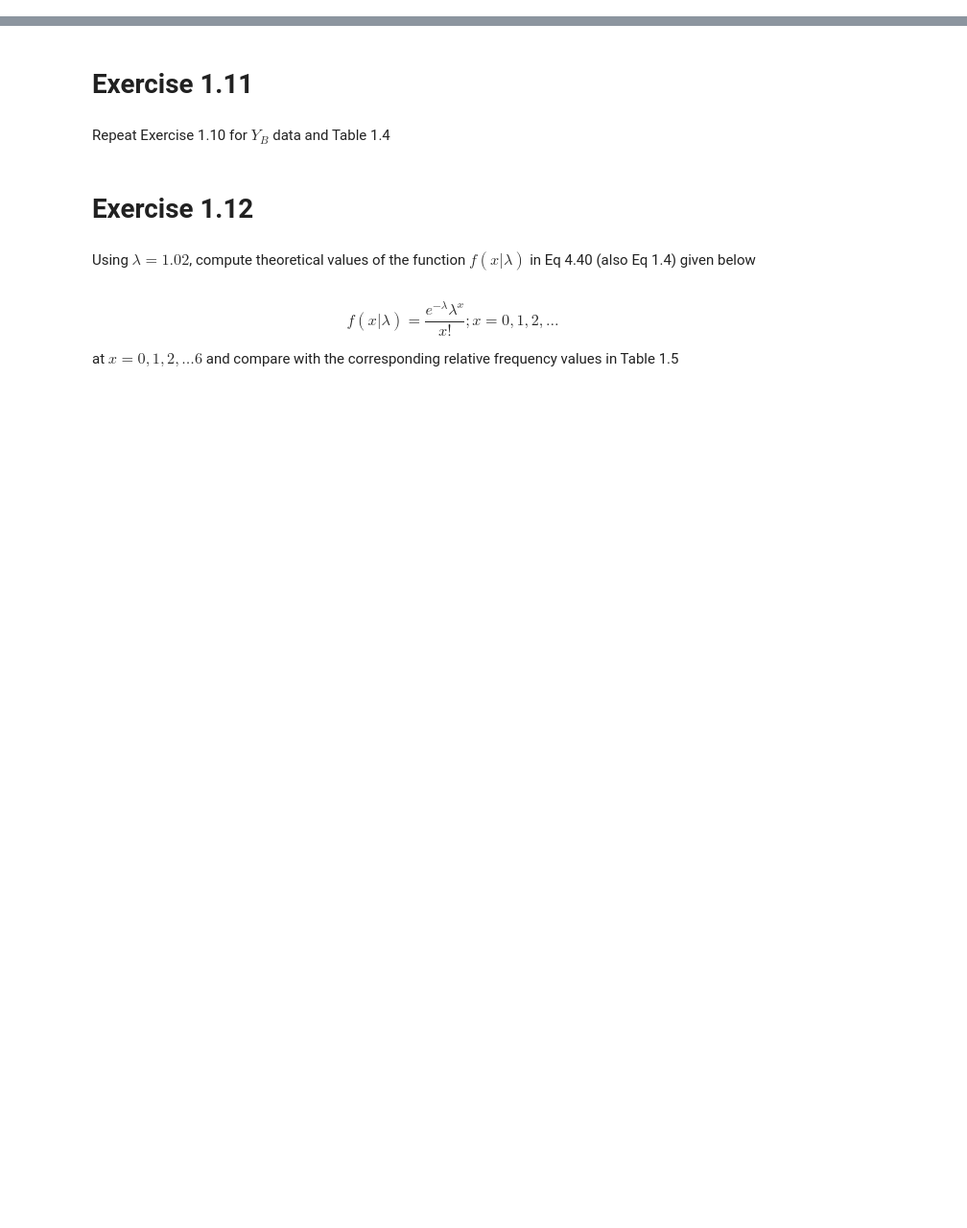
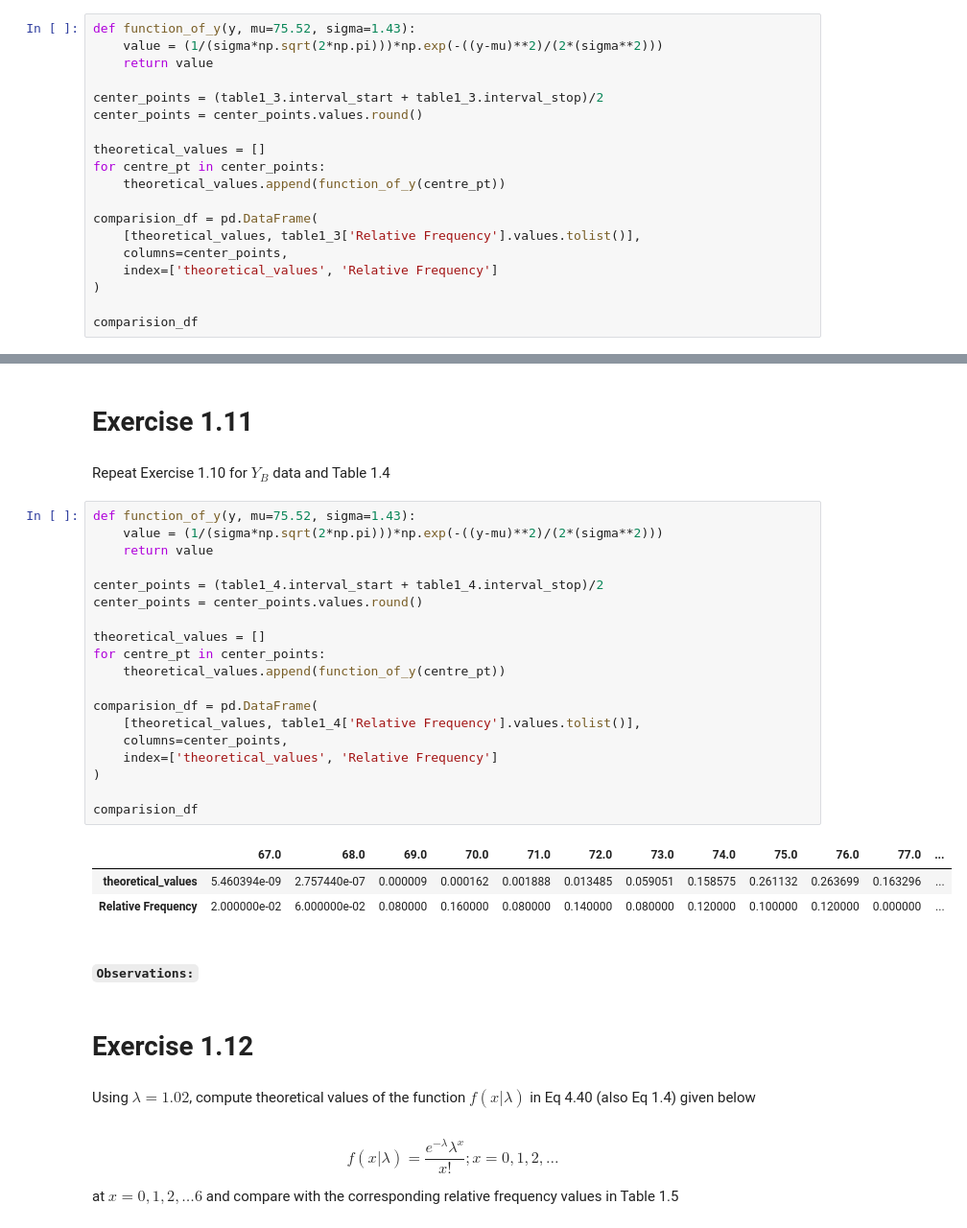
Before and after one commit to ayushi-b/Random_Phenomena_by_Babatunde_Ogunnaike, a Jupyter notebook: Chapter 1/Chapter 1.ipynb, the cells around one changed output, grey strips where cells are left out. Shown at 96% size. Saved outputs shown, nothing was run; the diff lists cells and outputs as text; blank space fills up the shorter version.

```diff
--- a/Chapter 1/Chapter 1.ipynb
+++ b/Chapter 1/Chapter 1.ipynb
@@ -412,3 +585,22 @@ f(y|\mu, \sigma) = \frac{1}{\sigma\sqrt{2\pi}}e^{\frac{-(y-\mu)^2}{2
 $$
 
 at the center points of the frequency groups for the $Y_A$ data in Table 1.3; i.e., for $y= 72, 73, \ldots, 79$.  Compare these theoretical values with the corresponding relative frequency values.
+# %%
+def function_of_y(y, mu=75.52, sigma=1.43):
+    value = (1/(sigma*np.sqrt(2*np.pi)))*np.exp(-((y-mu)**2)/(2*(sigma**2)))
+    return value
+
+center_points = (table1_3.interval_start + table1_3.interval_stop)/2
+center_points = center_points.values.round()
+
+theoretical_values = []
+for centre_pt in center_points:
+    theoretical_values.append(function_of_y(centre_pt))
+
+comparision_df = pd.DataFrame(
+    [theoretical_values, table1_3['Relative Frequency'].values.tolist()],
+    columns=center_points,
+    index=['theoretical_values', 'Relative Frequency']
+)
+
+comparision_df
@@ -416,6 +614,31 @@ at the center points of the frequency groups for the $Y_A$ data in Table 1.3; i.
 # Exercise 1.11
 # %% [markdown]
 Repeat Exercise 1.10 for $Y_B$ data and Table 1.4
+# %%
+def function_of_y(y, mu=75.52, sigma=1.43):
+    value = (1/(sigma*np.sqrt(2*np.pi)))*np.exp(-((y-mu)**2)/(2*(sigma**2)))
+    return value
+
+center_points = (table1_4.interval_start + table1_4.interval_stop)/2
+center_points = center_points.values.round()
+
+theoretical_values = []
+for centre_pt in center_points:
+    theoretical_values.append(function_of_y(centre_pt))
+
+comparision_df = pd.DataFrame(
+    [theoretical_values, table1_4['Relative Frequency'].values.tolist()],
+    columns=center_points,
+    index=['theoretical_values', 'Relative Frequency']
+)
+
+comparision_df
+# %% [output]
+|  | 67.0 | 68.0 | 69.0 | 70.0 | 71.0 | 72.0 | 73.0 | 74.0 | 75.0 | 76.0 | 77.0 | ... |
+| theoretical_values | 5.460394e-09 | 2.757440e-07 | 0.000009 | 0.000162 | 0.001888 | 0.013485 | 0.059051 | 0.158575 | 0.261132 | 0.263699 | 0.163296 | ... |
+| Relative Frequency | 2.000000e-02 | 6.000000e-02 | 0.080000 | 0.160000 | 0.080000 | 0.140000 | 0.080000 | 0.120000 | 0.100000 | 0.120000 | 0.000000 | ... |
+# %% [markdown]
+#### `Observations:`
 # %% [markdown]
 # Exercise 1.12
 # %% [markdown]
```
Also changed, not shown: parts of 8 cells of this notebook, 3 other files.
